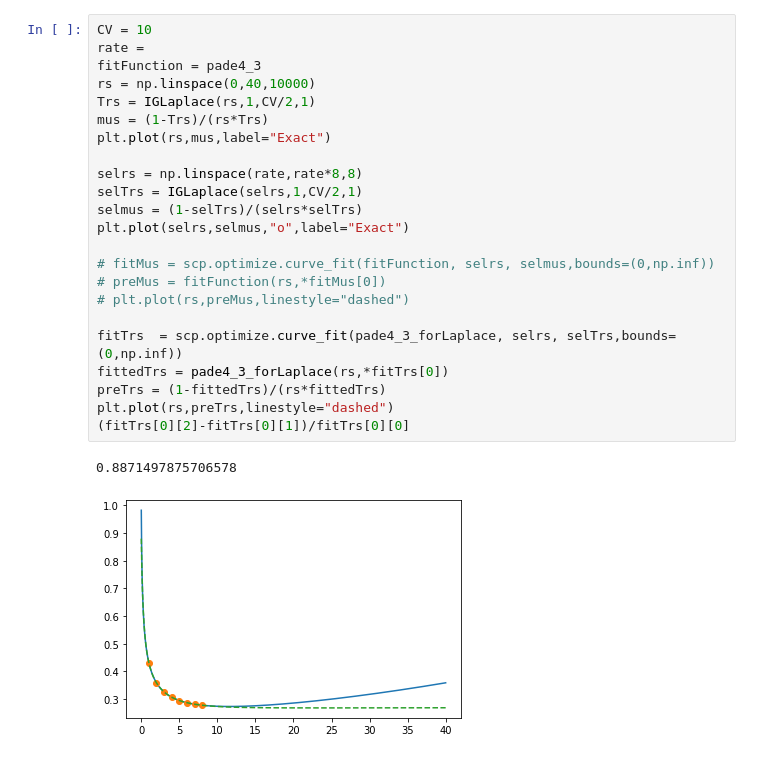
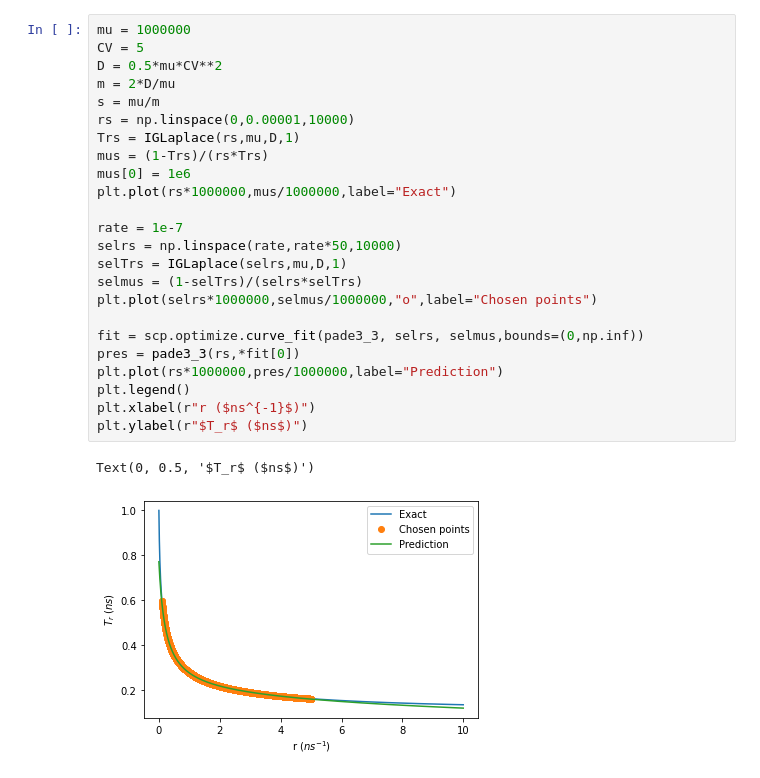
Before and after one commit to OfirBlumer/resetting, a Jupyter notebook: analyticalCaseStudy/030722.ipynb, the cells around one changed output. Cells and saved outputs as stored; diff of their text form.

```diff
--- a/analyticalCaseStudy/030722.ipynb
+++ b/analyticalCaseStudy/030722.ipynb
@@ -50,26 +64,27 @@ def IGLaplace(rs,L,D,V):
 # %%
-CV = 10
-rate =
-fitFunction = pade4_3
-rs = np.linspace(0,40,10000)
-Trs = IGLaplace(rs,1,CV/2,1)
+mu = 1000000
+CV = 5
+D = 0.5*mu*CV**2
+m = 2*D/mu
+s = mu/m
+rs = np.linspace(0,0.00001,10000)
+Trs = IGLaplace(rs,mu,D,1)
 mus = (1-Trs)/(rs*Trs)
-plt.plot(rs,mus,label="Exact")
+mus[0] = 1e6
+plt.plot(rs*1000000,mus/1000000,label="Exact")
 
-selrs = np.linspace(rate,rate*8,8)
-selTrs = IGLaplace(selrs,1,CV/2,1)
+rate = 1e-7
+selrs = np.linspace(rate,rate*50,10000)
+selTrs = IGLaplace(selrs,mu,D,1)
 selmus = (1-selTrs)/(selrs*selTrs)
-plt.plot(selrs,selmus,"o",label="Exact")
+plt.plot(selrs*1000000,selmus/1000000,"o",label="Chosen points")
 
-# fitMus = scp.optimize.curve_fit(fitFunction, selrs, selmus,bounds=(0,np.inf))
-# preMus = fitFunction(rs,*fitMus[0])
-# plt.plot(rs,preMus,linestyle="dashed")
-
-fitTrs  = scp.optimize.curve_fit(pade4_3_forLaplace, selrs, selTrs,bounds=(0,np.inf))
-fittedTrs = pade4_3_forLaplace(rs,*fitTrs[0])
-preTrs = (1-fittedTrs)/(rs*fittedTrs)
-plt.plot(rs,preTrs,linestyle="dashed")
-(fitTrs[0][2]-fitTrs[0][1])/fitTrs[0][0]
+fit = scp.optimize.curve_fit(pade3_3, selrs, selmus,bounds=(0,np.inf))
+pres = pade3_3(rs,*fit[0])
+plt.plot(rs*1000000,pres/1000000,label="Prediction")
+plt.legend()
+plt.xlabel(r"r ($ns^{-1}$)")
+plt.ylabel(r"$T_r$ ($ns$)")
 # %% [output]
-0.8871497875706578
+Text(0, 0.5, '$T_r$ ($ns$)')
-[figure, old version]
+[figure, new version]
```
Also changed, not shown: parts of 14 cells of this notebook.
